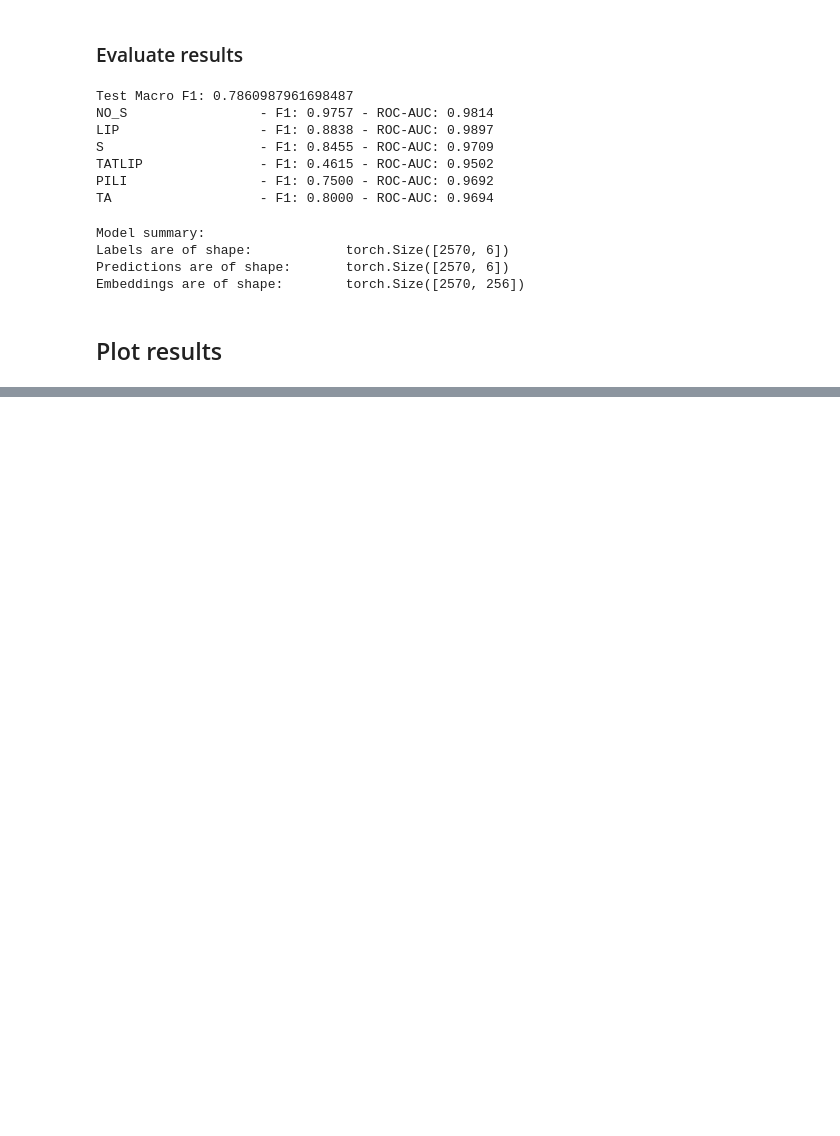
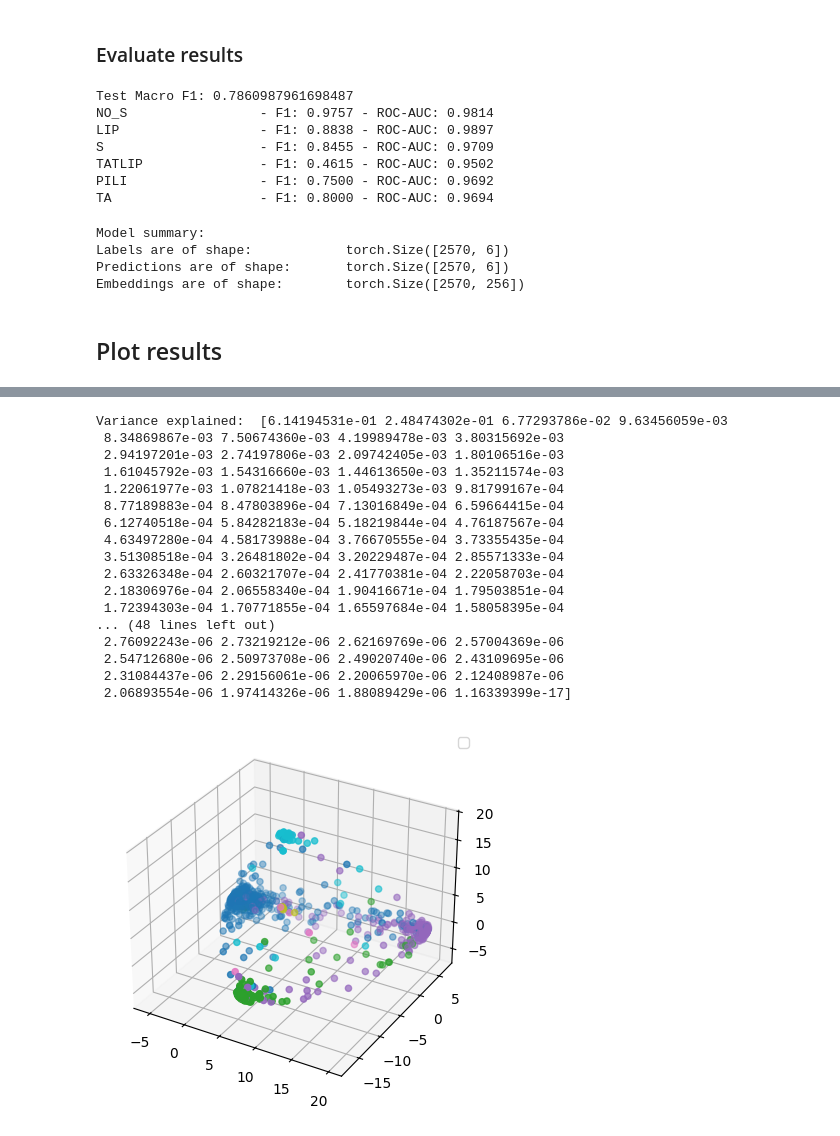
Before and after one commit to emile151/DeepLearning_SimilarityFunctions, a Jupyter notebook: analysis.ipynb, the cells around one changed output, grey strips where cells are left out. Cells and saved outputs as stored; diff of their text form; code cells hidden in the pictures; blank space fills up the shorter version.

Commit message:
Added visualisation

```diff
--- a/analysis.ipynb
+++ b/analysis.ipynb
@@ -206,0 +232,26 @@ Embeddings are of shape:        torch.Size([2570, 256])
+# %%
+
+fig = plt.figure()
+ax = fig.add_subplot(projection='3d')
+ax.scatter(embeds_pca[:,0], embeds_pca[:,1], embeds_pca[:,2], c = labels_int, cmap = "tab10" )
+plt.legend()
+plt.show()
+# %% [output]
+Variance explained:  [6.14194531e-01 2.48474302e-01 6.77293786e-02 9.63456059e-03
+ 8.34869867e-03 7.50674360e-03 4.19989478e-03 3.80315692e-03
+ 2.94197201e-03 2.74197806e-03 2.09742405e-03 1.80106516e-03
+ 1.61045792e-03 1.54316660e-03 1.44613650e-03 1.35211574e-03
+ 1.22061977e-03 1.07821418e-03 1.05493273e-03 9.81799167e-04
+ 8.77189883e-04 8.47803896e-04 7.13016849e-04 6.59664415e-04
+ 6.12740518e-04 5.84282183e-04 5.18219844e-04 4.76187567e-04
+ 4.63497280e-04 4.58173988e-04 3.76670555e-04 3.73355435e-04
+ 3.51308518e-04 3.26481802e-04 3.20229487e-04 2.85571333e-04
+ 2.63326348e-04 2.60321707e-04 2.41770381e-04 2.22058703e-04
+ 2.18306976e-04 2.06558340e-04 1.90416671e-04 1.79503851e-04
+ 1.72394303e-04 1.70771855e-04 1.65597684e-04 1.58058395e-04
+... (48 lines left out)
+ 2.76092243e-06 2.73219212e-06 2.62169769e-06 2.57004369e-06
+ 2.54712680e-06 2.50973708e-06 2.49020740e-06 2.43109695e-06
+ 2.31084437e-06 2.29156061e-06 2.20065970e-06 2.12408987e-06
+ 2.06893554e-06 1.97414326e-06 1.88089429e-06 1.16339399e-17]
+[figure, added]
```
Also changed, not shown: parts of 9 cells of this notebook, 2 other files.
